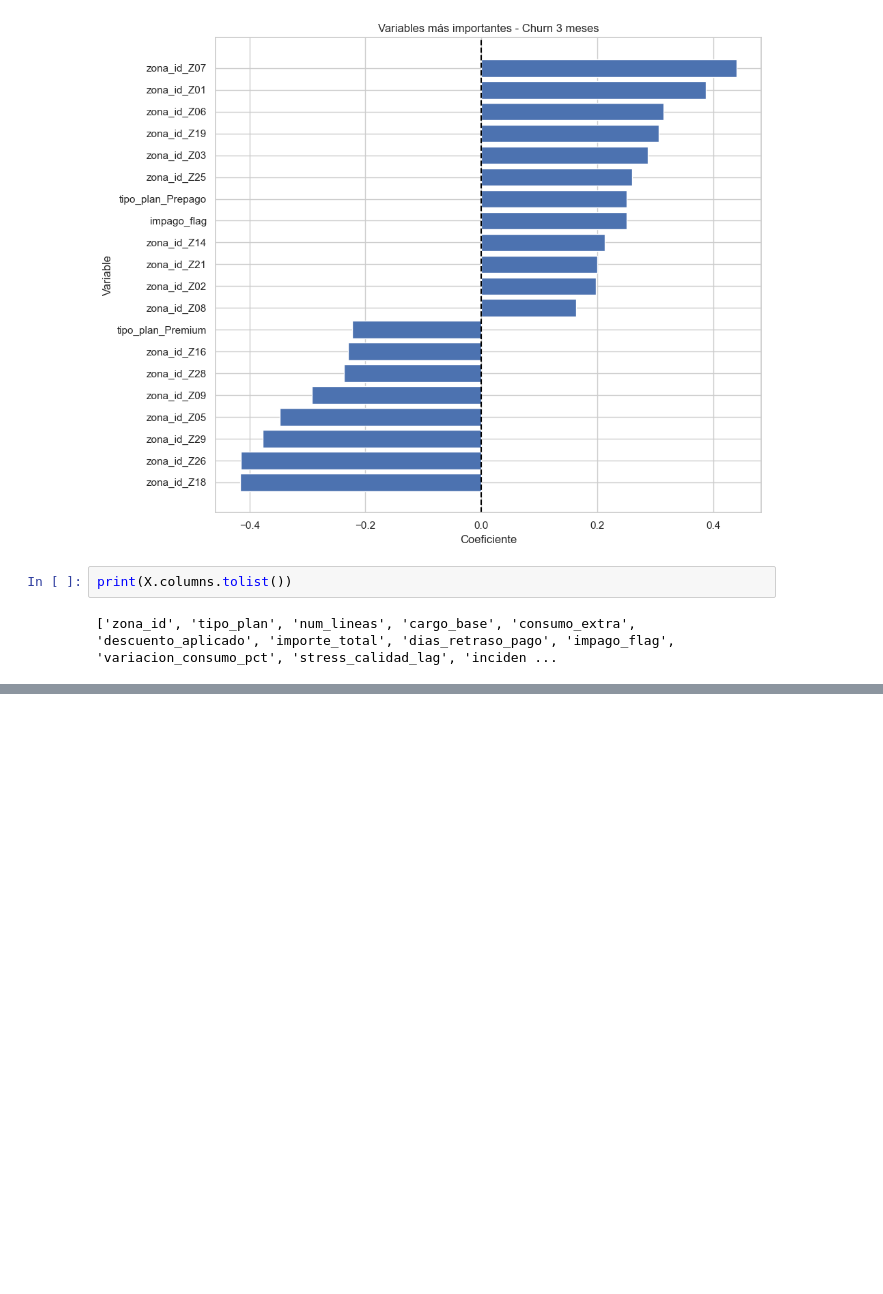
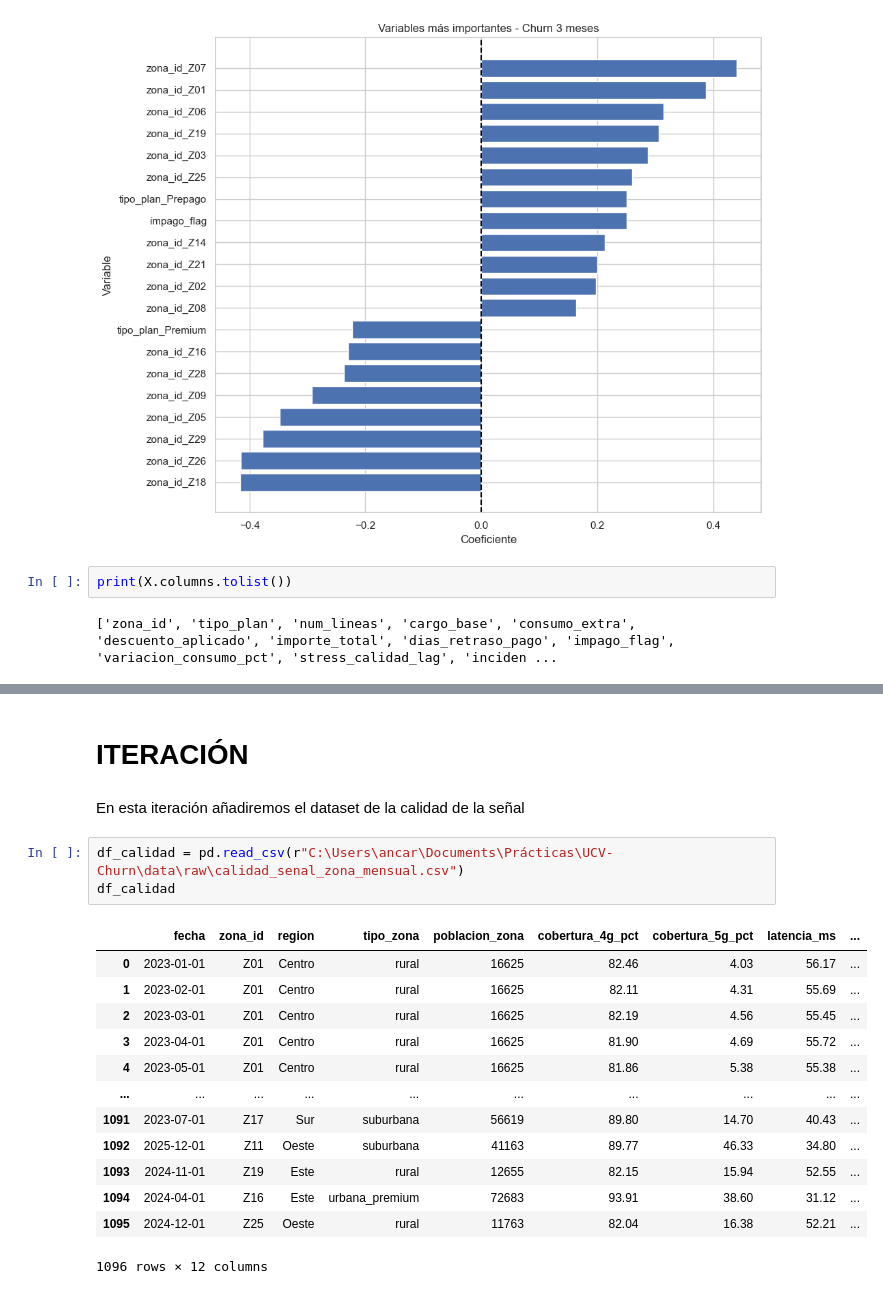
Before and after one commit to ancarmar03-create/UCV-Churn, a Jupyter notebook: notebooks/modelo1.ipynb, the cells around one changed output, grey strips where cells are left out. Cells and saved outputs as stored; diff of their text form; blank space fills up the shorter version.

Commit message:
5º iteración

```diff
--- a/notebooks/modelo1.ipynb
+++ b/notebooks/modelo1.ipynb
@@ -2260,0 +2536,21 @@ print(X.columns.tolist())
+# %% [markdown]
+# ITERACIÓN
+# %% [markdown]
+En esta iteración añadiremos el dataset de la calidad de la señal
+# %%
+df_calidad = pd.read_csv(r"C:\Users\ancar\Documents\Prácticas\UCV-Churn\data\raw\calidad_senal_zona_mensual.csv")
+df_calidad
+# %% [output]
+|  | fecha | zona_id | region | tipo_zona | poblacion_zona | cobertura_4g_pct | cobertura_5g_pct | latencia_ms | ... |
+| 0 | 2023-01-01 | Z01 | Centro | rural | 16625 | 82.46 | 4.03 | 56.17 | ... |
+| 1 | 2023-02-01 | Z01 | Centro | rural | 16625 | 82.11 | 4.31 | 55.69 | ... |
+| 2 | 2023-03-01 | Z01 | Centro | rural | 16625 | 82.19 | 4.56 | 55.45 | ... |
+| 3 | 2023-04-01 | Z01 | Centro | rural | 16625 | 81.90 | 4.69 | 55.72 | ... |
+| 4 | 2023-05-01 | Z01 | Centro | rural | 16625 | 81.86 | 5.38 | 55.38 | ... |
+| ... | ... | ... | ... | ... | ... | ... | ... | ... | ... |
+| 1091 | 2023-07-01 | Z17 | Sur | suburbana | 56619 | 89.80 | 14.70 | 40.43 | ... |
+| 1092 | 2025-12-01 | Z11 | Oeste | suburbana | 41163 | 89.77 | 46.33 | 34.80 | ... |
+| 1093 | 2024-11-01 | Z19 | Este | rural | 12655 | 82.15 | 15.94 | 52.55 | ... |
+| 1094 | 2024-04-01 | Z16 | Este | urbana_premium | 72683 | 93.91 | 38.60 | 31.12 | ... |
+| 1095 | 2024-12-01 | Z25 | Oeste | rural | 11763 | 82.04 | 16.38 | 52.21 | ... |
+1096 rows × 12 columns
```
Also changed, not shown: parts of 29 cells of this notebook.
